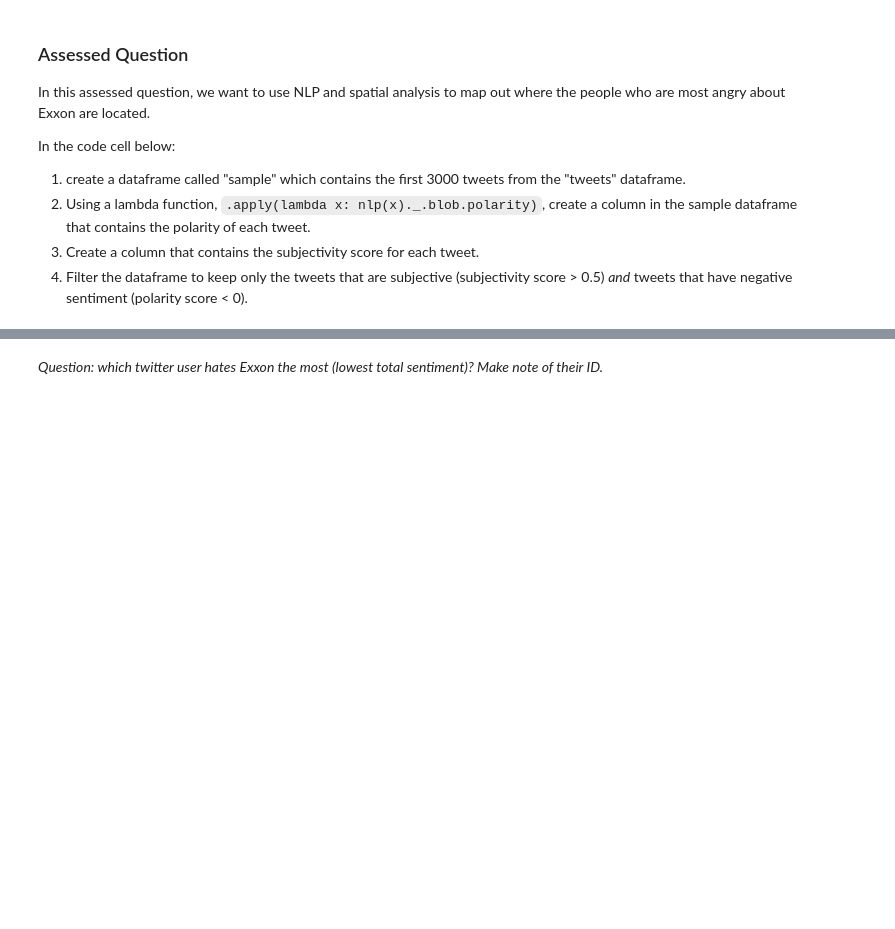
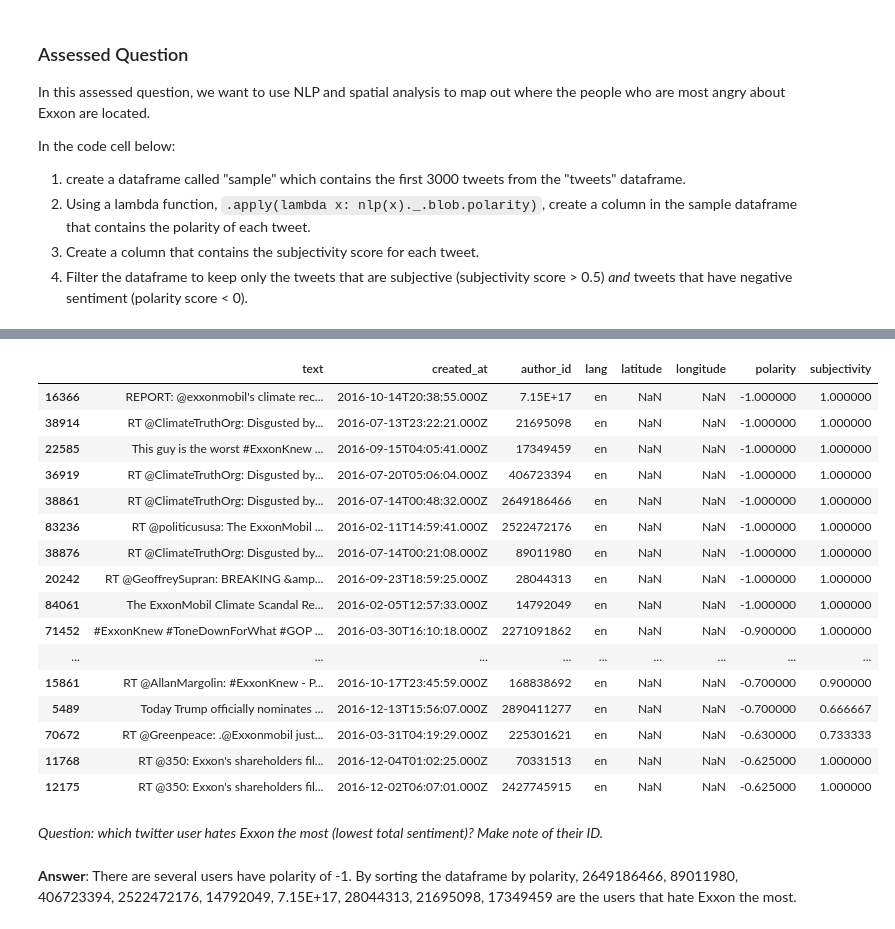
Before and after one commit to Yukiii04/QM2, a Jupyter notebook: notebooks/W04. Natural Language Processing.ipynb, the cells around one changed output, grey strips where cells are left out. Saved outputs shown, nothing was run; the diff lists cells and outputs as text; code cells hidden in the pictures; blank space fills up the shorter version.

```diff
--- a/notebooks/W04. Natural Language Processing.ipynb
+++ b/notebooks/W04. Natural Language Processing.ipynb
@@ -635,3 +632,10 @@ In the code cell below:
 2. Using a lambda function, `.apply(lambda x: nlp(x)._.blob.polarity)`, create a column in the sample dataframe that contains the polarity of each tweet.
 3. Create a column that contains the subjectivity score for each tweet.
 4. Filter the dataframe to keep only the tweets that are subjective (subjectivity score > 0.5) *and* tweets that have negative sentiment (polarity score < 0).
+# %%
+sample = tweets.iloc[:3000]
+sample['polarity'] = sample['text'].apply(lambda x: nlp(x)._.blob.polarity)
+sample['subjectivity'] = sample['text'].apply(lambda x: nlp(x)._.blob.subjectivity)
+
+sample = sample[(sample['subjectivity']>0.5) & (sample['polarity']<0)]
+sample
@@ -638,2 +666,24 @@ In the code cell below:
+# %%
+sample.sort_values(by=['polarity']).head(n=20)
+# %% [output]
+|  | text | created_at | author_id | lang | latitude | longitude | polarity | subjectivity |
+| 16366 | REPORT: @exxonmobil's climate rec... | 2016-10-14T20:38:55.000Z | 7.15E+17 | en | NaN | NaN | -1.000000 | 1.000000 |
+| 38914 | RT @ClimateTruthOrg: Disgusted by... | 2016-07-13T23:22:21.000Z | 21695098 | en | NaN | NaN | -1.000000 | 1.000000 |
+| 22585 | This guy is the worst #ExxonKnew ... | 2016-09-15T04:05:41.000Z | 17349459 | en | NaN | NaN | -1.000000 | 1.000000 |
+| 36919 | RT @ClimateTruthOrg: Disgusted by... | 2016-07-20T05:06:04.000Z | 406723394 | en | NaN | NaN | -1.000000 | 1.000000 |
+| 38861 | RT @ClimateTruthOrg: Disgusted by... | 2016-07-14T00:48:32.000Z | 2649186466 | en | NaN | NaN | -1.000000 | 1.000000 |
+| 83236 | RT @politicususa: The ExxonMobil ... | 2016-02-11T14:59:41.000Z | 2522472176 | en | NaN | NaN | -1.000000 | 1.000000 |
+| 38876 | RT @ClimateTruthOrg: Disgusted by... | 2016-07-14T00:21:08.000Z | 89011980 | en | NaN | NaN | -1.000000 | 1.000000 |
+| 20242 | RT @GeoffreySupran: BREAKING &amp... | 2016-09-23T18:59:25.000Z | 28044313 | en | NaN | NaN | -1.000000 | 1.000000 |
+| 84061 | The ExxonMobil Climate Scandal Re... | 2016-02-05T12:57:33.000Z | 14792049 | en | NaN | NaN | -1.000000 | 1.000000 |
+| 71452 | #ExxonKnew #ToneDownForWhat #GOP ... | 2016-03-30T16:10:18.000Z | 2271091862 | en | NaN | NaN | -0.900000 | 1.000000 |
+| ... | ... | ... | ... | ... | ... | ... | ... | ... |
+| 15861 | RT @AllanMargolin: #ExxonKnew - P... | 2016-10-17T23:45:59.000Z | 168838692 | en | NaN | NaN | -0.700000 | 0.900000 |
+| 5489 | Today Trump officially nominates ... | 2016-12-13T15:56:07.000Z | 2890411277 | en | NaN | NaN | -0.700000 | 0.666667 |
+| 70672 | RT @Greenpeace: .@Exxonmobil just... | 2016-03-31T04:19:29.000Z | 225301621 | en | NaN | NaN | -0.630000 | 0.733333 |
+| 11768 | RT @350: Exxon's shareholders fil... | 2016-12-04T01:02:25.000Z | 70331513 | en | NaN | NaN | -0.625000 | 1.000000 |
+| 12175 | RT @350: Exxon's shareholders fil... | 2016-12-02T06:07:01.000Z | 2427745915 | en | NaN | NaN | -0.625000 | 1.000000 |
 # %% [markdown]
 *Question: which twitter user hates Exxon the most (lowest total sentiment)? Make note of their ID.*
+# %% [markdown]
+**Answer**: There are several users have polarity of -1. By sorting the dataframe by polarity, 2649186466, 89011980, 406723394, 2522472176, 14792049, 7.15E+17, 28044313, 21695098, 17349459 are the users that hate Exxon the most.
```
Also changed, not shown: parts of 2 cells of this notebook.
